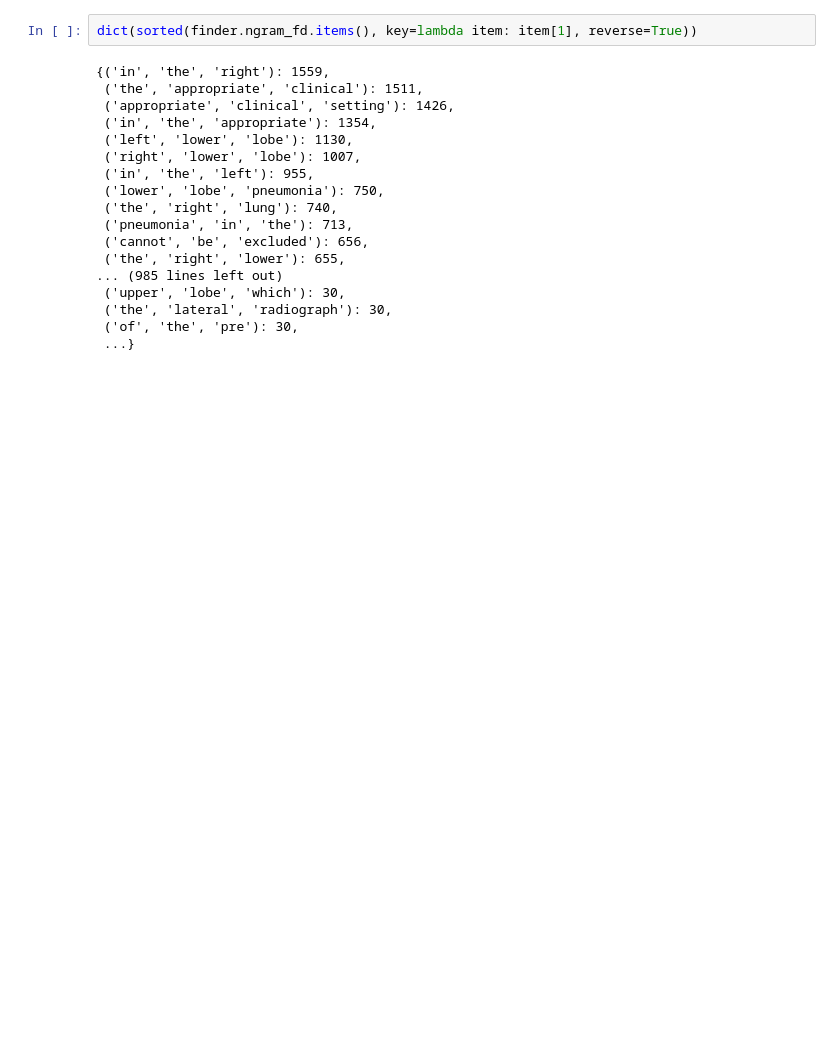
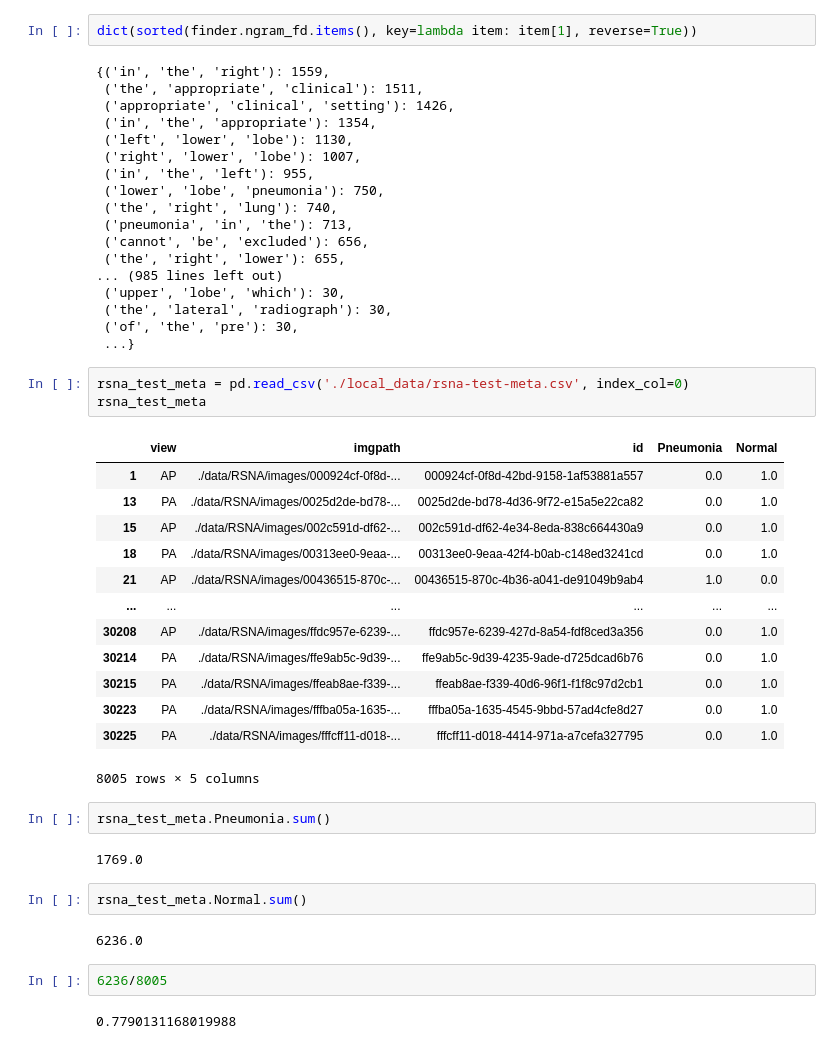
Before and after one commit to RyanWangZf/MedCLIP, a Jupyter notebook: playground.ipynb, the cells around one changed output. Cells and saved outputs as stored; diff of their text form; blank space fills up the shorter version.

Commit message:
add rsna-balanced

```diff
--- a/playground.ipynb
+++ b/playground.ipynb
@@ -75,3 +75,32 @@ dict(sorted(finder.ngram_fd.items(), key=lambda item: item[1], reverse=True))
  ('the', 'lateral', 'radiograph'): 30,
  ('of', 'the', 'pre'): 30,
  ...}
+# %%
+rsna_test_meta = pd.read_csv('./local_data/rsna-test-meta.csv', index_col=0)
+rsna_test_meta
+# %% [output]
+|  | view | imgpath | id | Pneumonia | Normal |
+| 1 | AP | ./data/RSNA/images/000924cf-0f8d-... | 000924cf-0f8d-42bd-9158-1af53881a557 | 0.0 | 1.0 |
+| 13 | PA | ./data/RSNA/images/0025d2de-bd78-... | 0025d2de-bd78-4d36-9f72-e15a5e22ca82 | 0.0 | 1.0 |
+| 15 | AP | ./data/RSNA/images/002c591d-df62-... | 002c591d-df62-4e34-8eda-838c664430a9 | 0.0 | 1.0 |
+| 18 | PA | ./data/RSNA/images/00313ee0-9eaa-... | 00313ee0-9eaa-42f4-b0ab-c148ed3241cd | 0.0 | 1.0 |
+| 21 | AP | ./data/RSNA/images/00436515-870c-... | 00436515-870c-4b36-a041-de91049b9ab4 | 1.0 | 0.0 |
+| ... | ... | ... | ... | ... | ... |
+| 30208 | AP | ./data/RSNA/images/ffdc957e-6239-... | ffdc957e-6239-427d-8a54-fdf8ced3a356 | 0.0 | 1.0 |
+| 30214 | PA | ./data/RSNA/images/ffe9ab5c-9d39-... | ffe9ab5c-9d39-4235-9ade-d725dcad6b76 | 0.0 | 1.0 |
+| 30215 | PA | ./data/RSNA/images/ffeab8ae-f339-... | ffeab8ae-f339-40d6-96f1-f1f8c97d2cb1 | 0.0 | 1.0 |
+| 30223 | PA | ./data/RSNA/images/fffba05a-1635-... | fffba05a-1635-4545-9bbd-57ad4cfe8d27 | 0.0 | 1.0 |
+| 30225 | PA | ./data/RSNA/images/fffcff11-d018-... | fffcff11-d018-4414-971a-a7cefa327795 | 0.0 | 1.0 |
+8005 rows × 5 columns
+# %%
+rsna_test_meta.Pneumonia.sum()
+# %% [output]
+1769.0
+# %%
+rsna_test_meta.Normal.sum()
+# %% [output]
+6236.0
+# %%
+6236/8005
+# %% [output]
+0.7790131168019988
```
Also changed, not shown: parts of 5 cells of this notebook, 1 other file.
